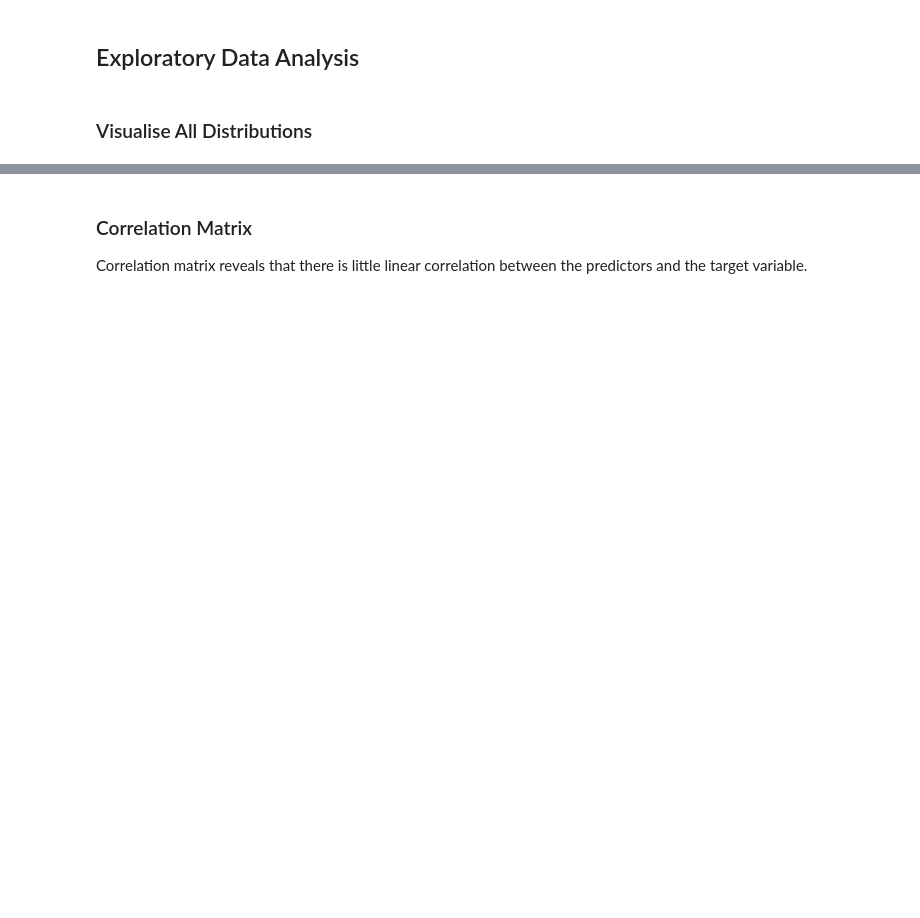
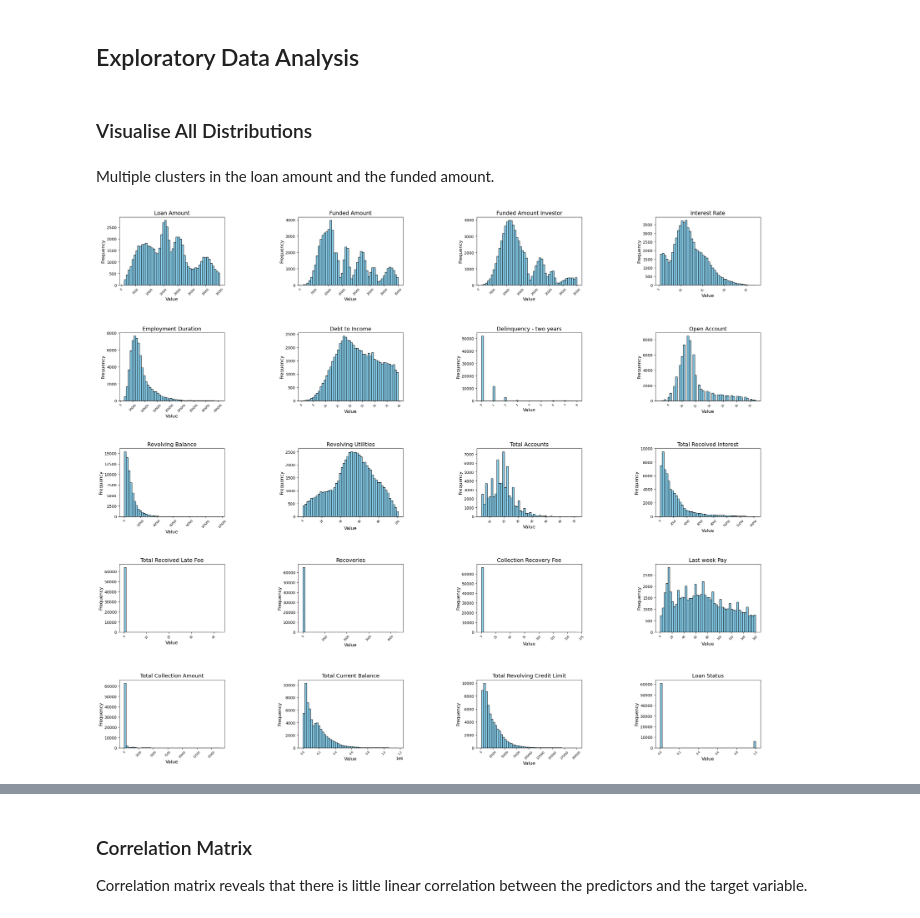
Before and after one commit to ekuginyte/Citadele, a Jupyter notebook: Citadele.ipynb, the cells around one changed output, grey strips where cells are left out. Drawn from its saved outputs; the diff is of its cells as text; code cells hidden in the pictures; blank space fills up the shorter version.

```diff
--- a/Citadele.ipynb
+++ b/Citadele.ipynb
@@ -210,0 +250,25 @@ for column in numeric_columns:
+# %%
+# Separate numeric from object variables
+cat_features = data.select_dtypes(include='object').columns.to_list()
+num_features = data.select_dtypes(exclude='object').columns.to_list()
+# %% [markdown]
+Multiple clusters in the loan amount and the funded amount.
+# %%
+# Plotting histograms with an even larger figure size
+axarr = data[num_features].hist(figsize=(30, 25), color='skyblue', edgecolor='black', bins=50)
+
+# Beautifying each histogram
+for ax in axarr.flatten():
+    ax.grid(False)
+    ax.set_title(ax.get_title(), fontsize=14)
+    ax.set_xlabel('Value', fontsize=12)
+    ax.set_ylabel('Frequency', fontsize=12)
+    ax.tick_params(axis='x', rotation=45, labelsize=7)  # Rotate x-axis labels and adjust font size
+    ax.tick_params(axis='y', labelsize=10)
+
+# Adjust spacing between subplots
+plt.subplots_adjust(hspace=0.7, wspace=0.7)
+
+plt.show()
+# %% [output]
+[figure, added]
```
Also changed, not shown: parts of 50 cells of this notebook, 1 other file.
